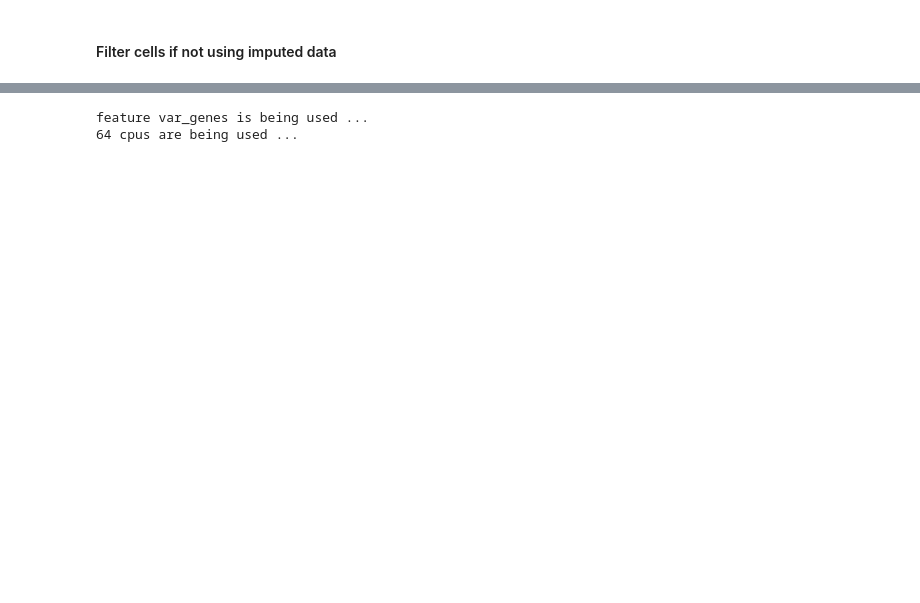
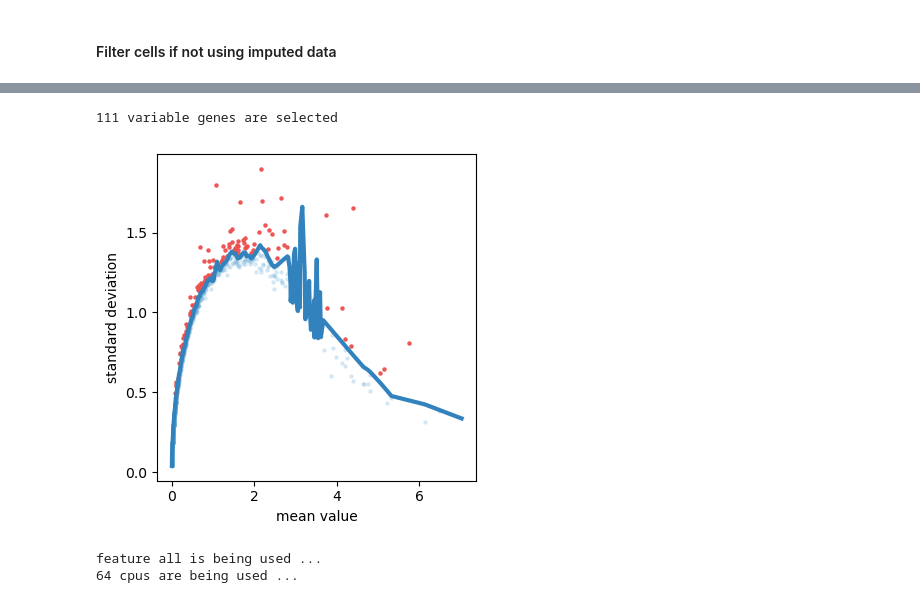
Before and after one commit to sachha-naksha/TA_muscle_ageing, a Jupyter notebook: py_scripts/grn_inference/1_traj_inference.ipynb, the cells around one changed output, grey strips where cells are left out. Cells and saved outputs as stored; diff of their text form; code cells hidden in the pictures; blank space fills up the shorter version.

```diff
--- a/py_scripts/grn_inference/1_traj_inference.ipynb
+++ b/py_scripts/grn_inference/1_traj_inference.ipynb
@@ -63,14 +73,17 @@ Name: condition, dtype: int64
 # %%
 #adata_subset.X = adata_subset.layers['MAGIC_imputed_data']
 # %%
-st.select_variable_genes(adata_subset,loess_frac=0.05,percentile=95)
+st.select_variable_genes(adata_subset,loess_frac=0.01,percentile=95)
+# %% [output]
+111 variable genes are selected
+[figure, added]
 # %%
 # # 'var_genes' vs 'all' : use top % or all genes from .var ; if using all make sure the adata is subsetted to only the highly variable genes
 # # n_components = Number of branches present in your biological differentation (min 2 dimensions for plotting, 3 would make it 3D)
 # # method = 'se' or 'mlle' standard LLE or modified LLE
-st.dimension_reduction(adata_subset,method='se',feature='var_genes',n_components=2,n_neighbors=30,n_jobs=64) # using the same knn as diffusion maps (default is 30)
+st.dimension_reduction(adata_subset,method='se',feature='all',n_components=2,n_neighbors=30,n_jobs=64) # using the same knn as diffusion maps (default is 30)
 # %% [output]
-feature var_genes is being used ...
+feature all is being used ...
 64 cpus are being used ...
 # %%
 import matplotlib.pyplot as plt
```
Also changed, not shown: parts of 6 cells of this notebook.
